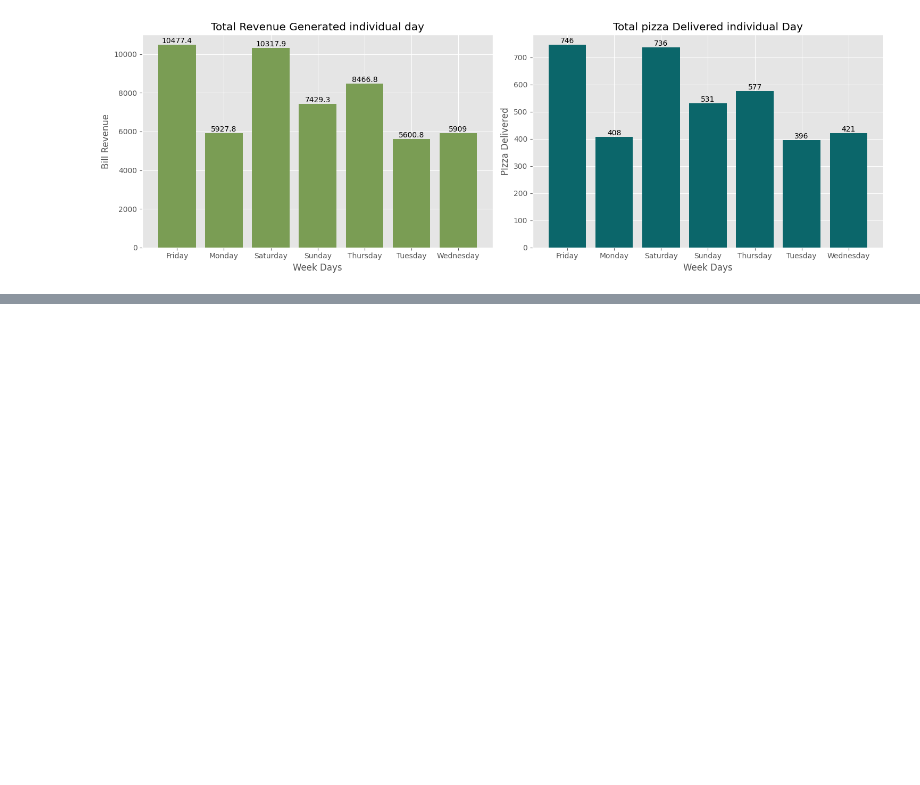
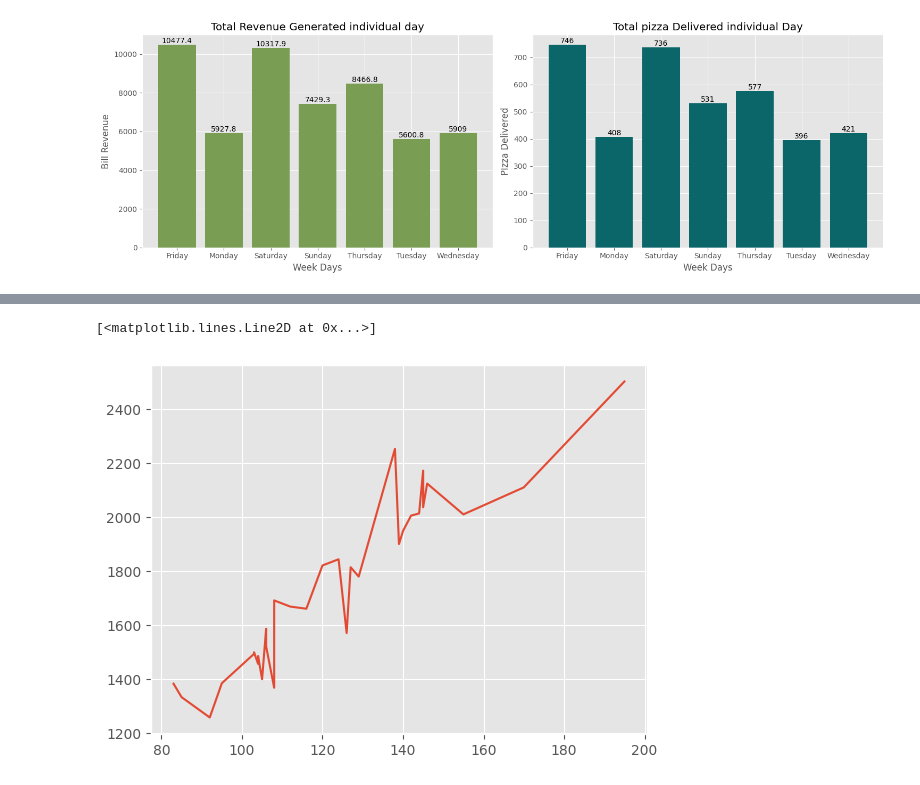
Before and after one commit to abhisunny2610/Data-Science, a Jupyter notebook: Visualization/Pizza Delivery Visualization.ipynb, the cells around one changed output, grey strips where cells are left out. Saved outputs shown, nothing was run; the diff lists cells and outputs as text; code cells hidden in the pictures; blank space fills up the shorter version.

```diff
--- a/Visualization/Pizza Delivery Visualization.ipynb
+++ b/Visualization/Pizza Delivery Visualization.ipynb
@@ -516,3 +516,17 @@ axes2.bar_label(fig2)
 plt.show()
 # %% [output]
 [figure]
+# %%
+day_group = df.groupby("date")
+
+day_pizzas = day_group.pizzas.sum()
+day_bill = day_group.bill.sum()
+# day_day = day_group.day
+
+date_summary =  pd.DataFrame(
+    {"Bill": day_bill,
+     "Pizzas":day_pizzas,
+     "Day":day_group.day.apply(lambda x: x.drop_duplicates().item())}, index = day_pizzas.index)
+
+
+date_summary
@@ -518,0 +552,7 @@ plt.show()
+# %%
+date_summary.sort_values("Pizzas", inplace=True)
+# %%
+plt.plot(date_summary['Pizzas'],date_summary["Bill"])
+# %% [output]
+[<matplotlib.lines.Line2D at 0x...>]
+[figure, added]
```
Also changed, not shown: parts of 9 cells of this notebook.
